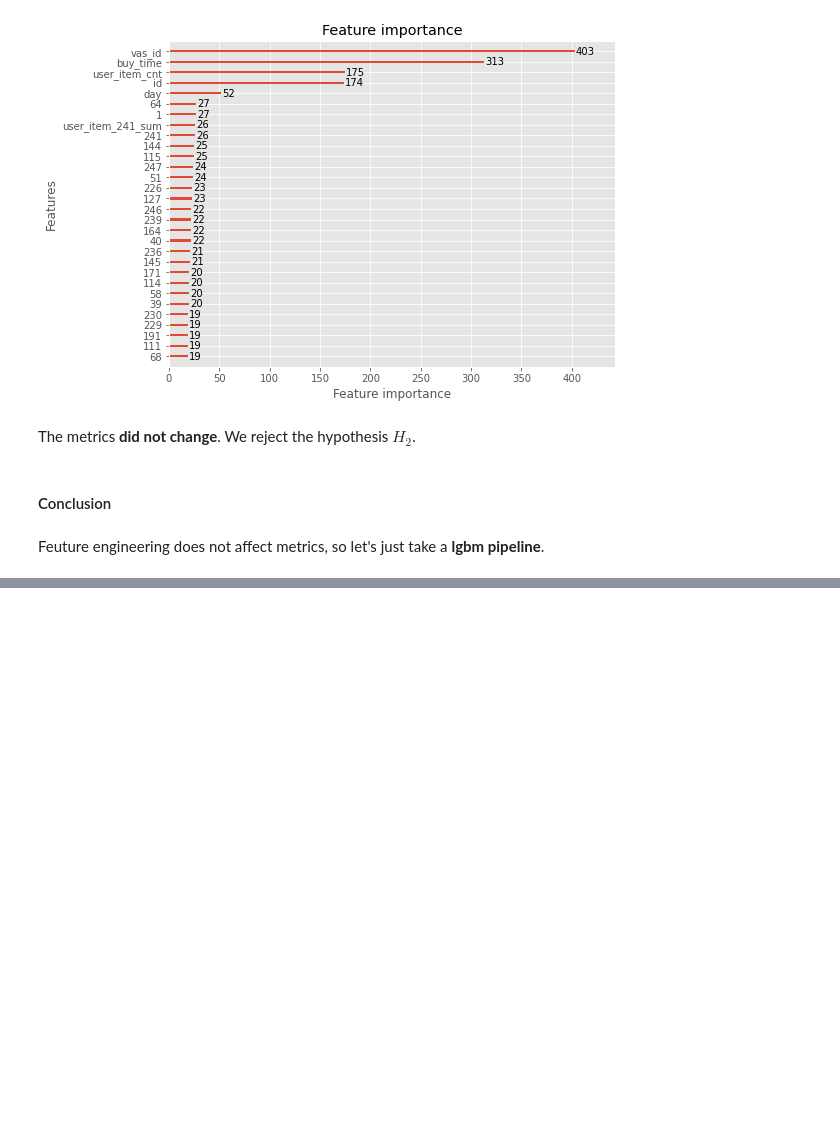
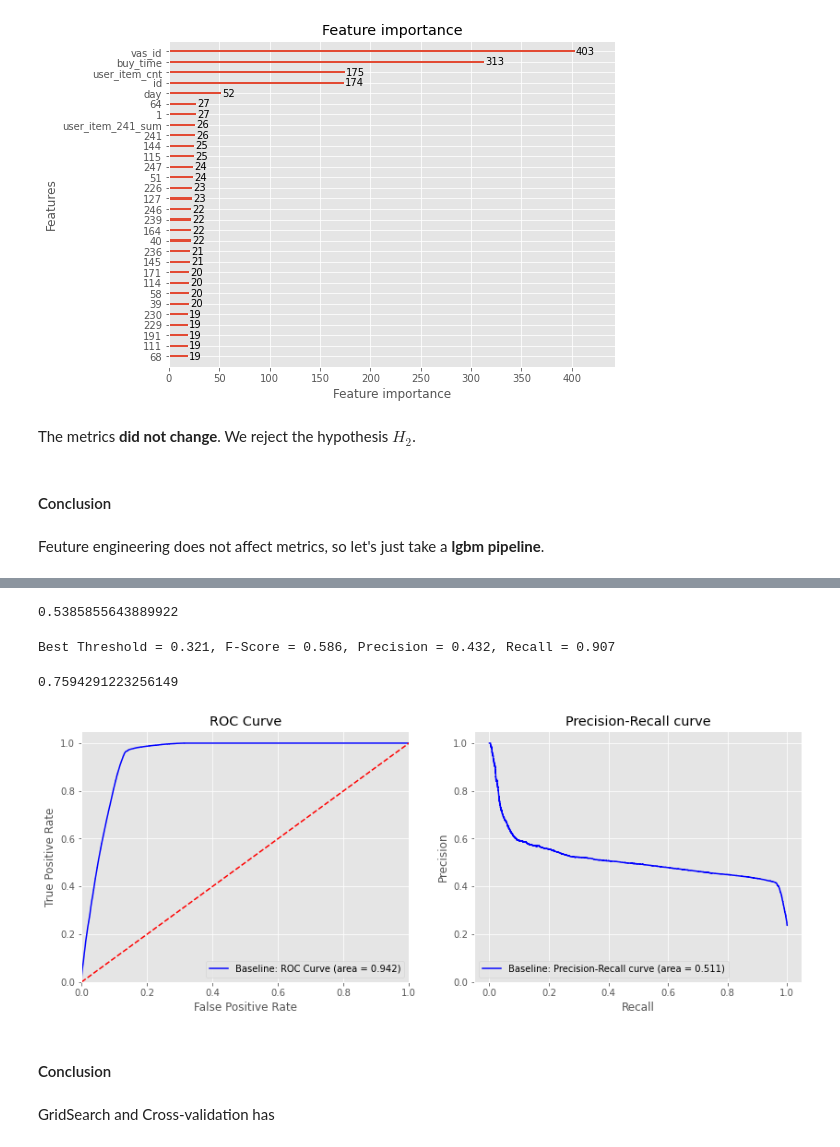
Before and after one commit to hildar/RecSys-Megafon, a Jupyter notebook: Train.ipynb, the cells around one changed output, grey strips where cells are left out. Drawn from its saved outputs; the diff is of its cells as text; code cells hidden in the pictures; blank space fills up the shorter version.

```diff
--- a/Train.ipynb
+++ b/Train.ipynb
@@ -1138,0 +1158,18 @@ Wall time: 16.2 s
+# %%
+def run_grid_search(estimator, X, y, params_grid, cv, scoring='f1_macro'):
+    gsc = GridSearchCV(estimator, params_grid, scoring=scoring, cv=cv, verbose=2)
+
+    gsc.fit(X, y)
+    print(f"Best {scoring} score: {gsc.best_score_:.2f}\n")
+    print("Best parameters set found on development set:\n")
+    print(gsc.best_params_, '\n')
+    print("Grid scores on development set:\n")
+
+    for i, params in enumerate(gsc.cv_results_['params']):
+        print("%0.3f (+/-%0.03f) for %r"
+              % (gsc.cv_results_['mean_test_score'][i], gsc.cv_results_['std_test_score'][i] * 2, params))
+
+        print(f"{gsc.cv_results_['mean_test_score'][i]:.3f} \
+(+/-{gsc.cv_results_['std_test_score'][i] * 2:.03f}) for {params}\n")
+
+    return gsc
@@ -1138,0 +1196,8 @@ Wall time: 16.2 s
+# %%
+param_grid = {
+    "lgbmclassifier__n_estimators": [100, 300],
+    "lgbmclassifier__max_depth": [8, -1],
+}
+# %%
+%%time
+lgb_gsc = run_grid_search(lgb_pipe, X, y, param_grid, tscv)
@@ -1138,0 +1235,15 @@ Wall time: 16.2 s
+# %%
+train_preds = lgb_gsc.predict_proba(X_val)
+# %%
+f1_score(y_val, train_preds[:, 1] > 0.5, average='macro')
+# %% [output]
+0.5385855643889922
+# %%
+# average='binary'
+best_threshold = find_best_threshold(y_val, train_preds[:, 1], do_print=True)
+# %% [output]
+Best Threshold = 0.321, F-Score = 0.586, Precision = 0.432, Recall = 0.907
+# %%
+f1_score(y_val, train_preds[:, 1] >= best_threshold, average='macro')
+# %% [output]
+0.7594291223256149
@@ -1138,0 +1257,8 @@ Wall time: 16.2 s
+# %%
+plot_roc_pr_curve(y_val, train_preds[:, 1], "Baseline", color='b')
+# %% [output]
+[figure, added]
+# %% [markdown]
+#### Conclusion
+# %% [markdown]
+GridSearch and Cross-validation has
```
Also changed, not shown: parts of 37 cells of this notebook.
